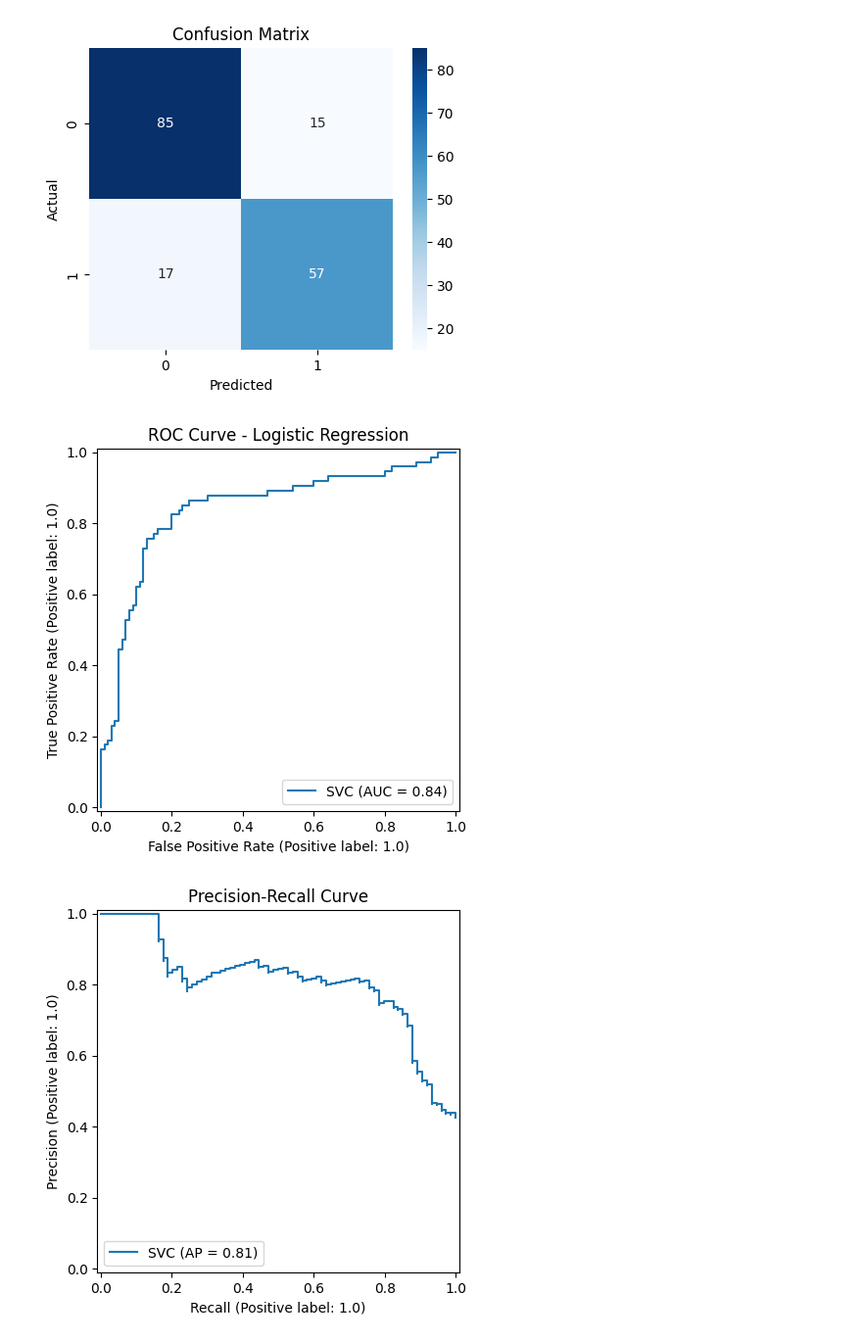
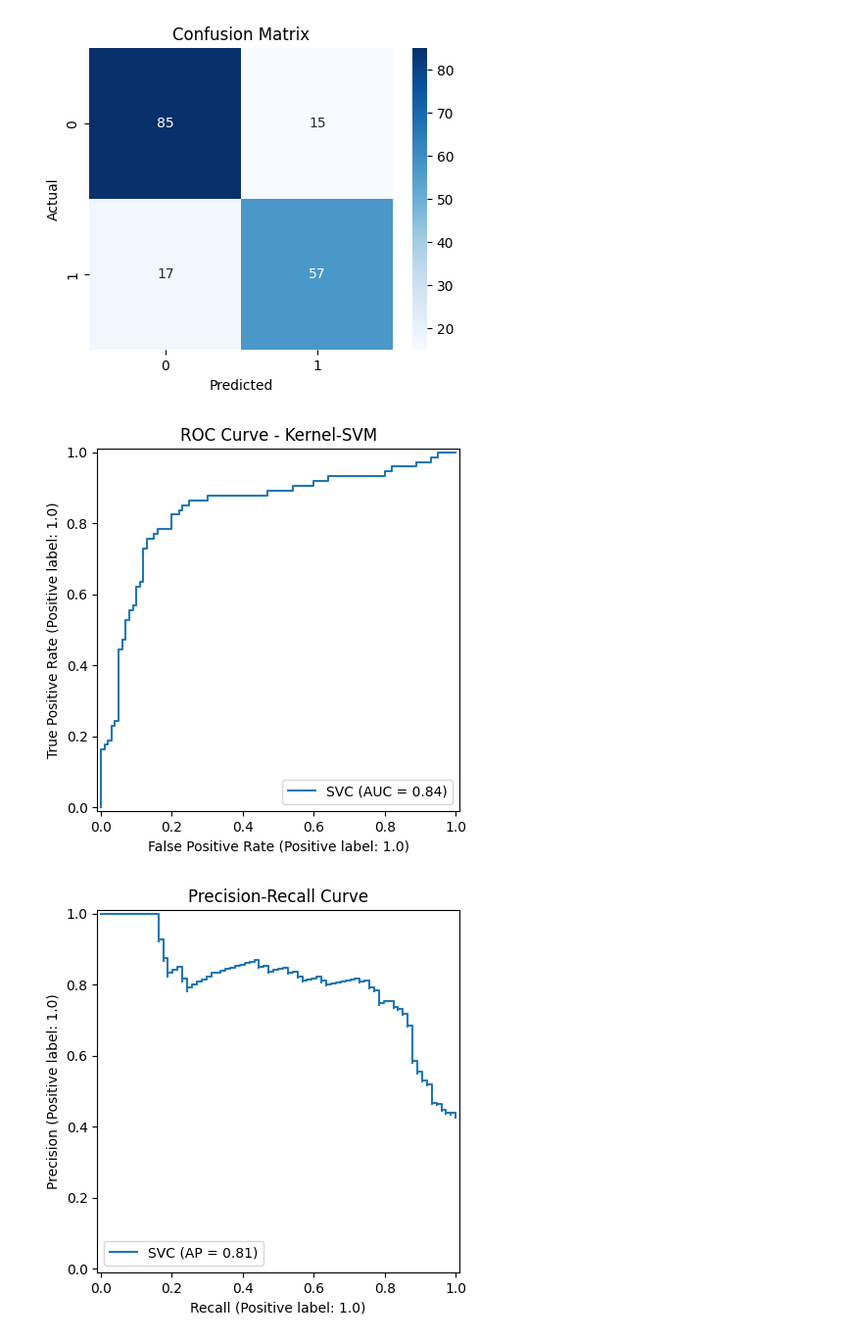
Before and after one commit to Ardalan89/titanic_survival_prediction, a Jupyter notebook: notebooks/kernel_svm.ipynb, the cells around one changed output. Shown at 98% size. Drawn from its saved outputs; the diff is of its cells as text; code cells hidden in the pictures.

```diff
--- a/notebooks/kernel_svm.ipynb
+++ b/notebooks/kernel_svm.ipynb
@@ -105,10 +105,10 @@ plt.show()
 [figure]
 # %%
 RocCurveDisplay.from_estimator(classifier, X_test, y_test)
-plt.title("ROC Curve - Logistic Regression")
+plt.title("ROC Curve - Kernel-SVM")
 plt.show()
 # %% [output]
-[figure, old version]
+[figure, new version]
 # %%
 PrecisionRecallDisplay.from_estimator(classifier, X_test, y_test)
 plt.title("Precision-Recall Curve")
```
Also changed, not shown: 5 other files.
